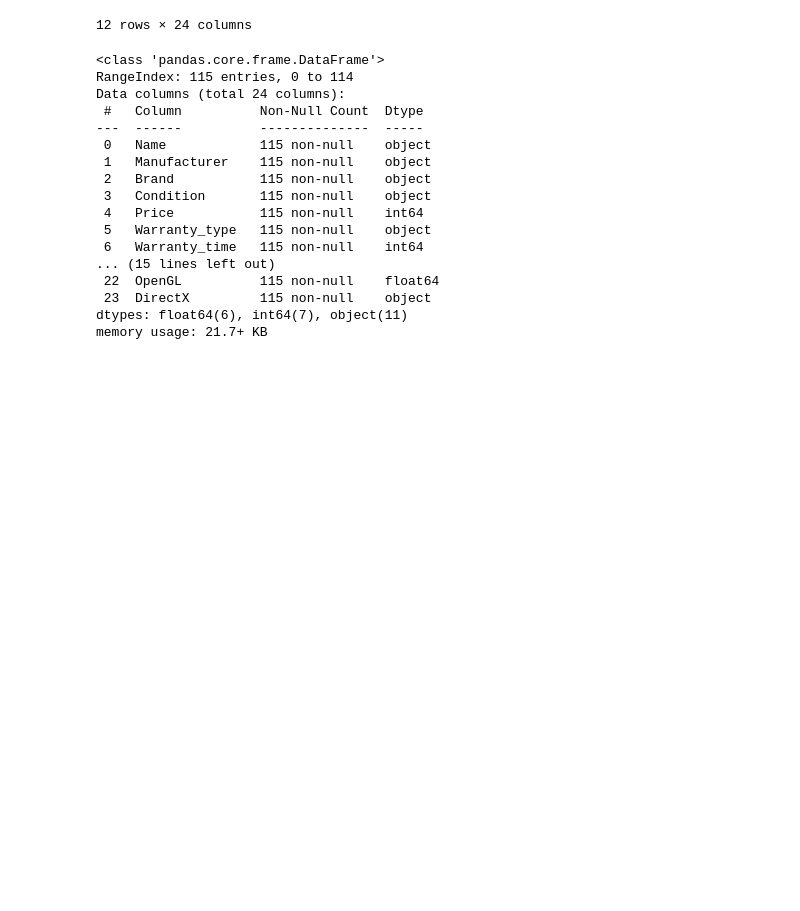
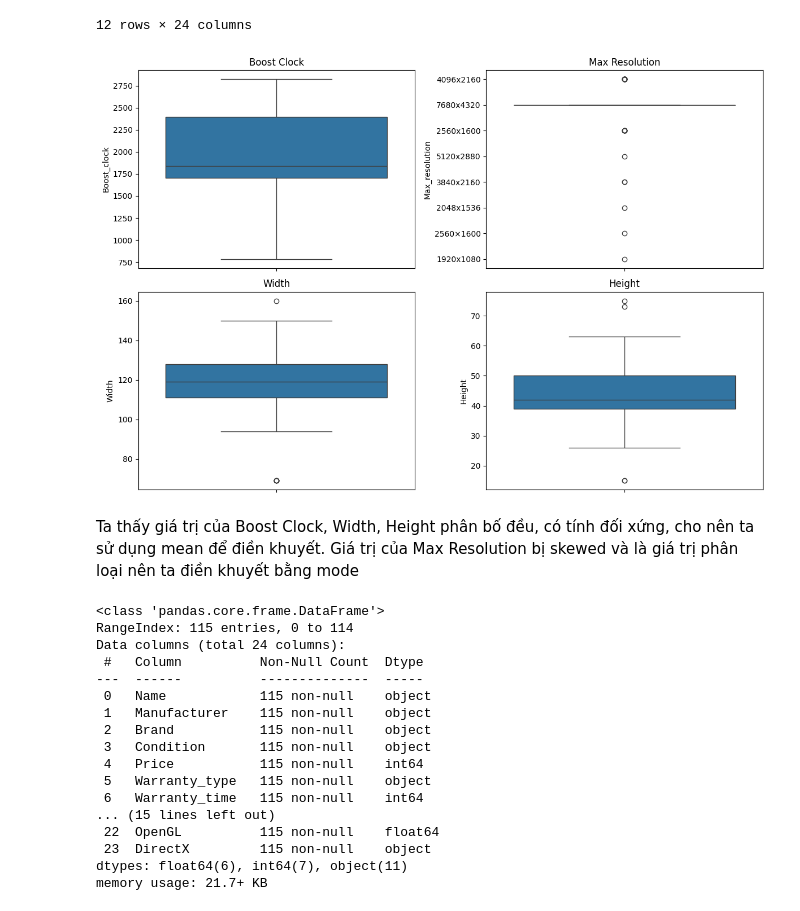
Before and after one commit to photonrays/Du_doan_gia_VGA, a Jupyter notebook: data_cleaning.ipynb, the cells around one changed output. Drawn from its saved outputs; the diff is of its cells as text; code cells hidden in the pictures; blank space fills up the shorter version.

```diff
--- a/data_cleaning.ipynb
+++ b/data_cleaning.ipynb
@@ -70,6 +70,37 @@ missing_values
 | 95 | GIGABYTE GT 1030 OC | GIGABYTE | NVIDIA | Mới | 2350000 | Bảo hành hãng | 36 | Pascal | ... |
 | 101 | MSI GTX 1050 Ti 4GT OCV1 NVIDIA G... | MSI | NVIDIA | Mới | 4659000 | Bảo hành hãng | 36 | Pascal | ... |
 12 rows × 24 columns
+# %%
+import matplotlib.pyplot as plt
+import seaborn as sns
+
+fig, axes = plt.subplots(nrows=2, ncols=2, figsize=(12, 8))
+
+# Plot boxplot for 'Boost_clock' in the first subplot
+sns.boxplot(df['Boost_clock'], ax=axes[0, 0])
+axes[0, 0].set_title('Boost Clock')
+
+# Plot boxplot for 'Max_resolution' in the second subplot
+sns.boxplot(df['Max_resolution'], ax=axes[0, 1])
+axes[0, 1].set_title('Max Resolution')
+
+# Plot boxplot for 'Width' in the third subplot
+sns.boxplot(df['Width'], ax=axes[1, 0])
+axes[1, 0].set_title('Width')
+
+# Plot boxplot for 'Height' in the fourth subplot
+sns.boxplot(df['Height'], ax=axes[1, 1])
+axes[1, 1].set_title('Height')
+
+# Adjust layout to prevent overlapping
+plt.tight_layout()
+
+# Show the plot
+plt.show()
+# %% [output]
+[figure, added]
+# %% [markdown]
+Ta thấy giá trị của Boost Clock, Width, Height phân bố đều, có tính đối xứng, cho nên ta sử dụng mean để điền khuyết. Giá trị của Max Resolution bị skewed và là giá trị phân loại nên ta điền khuyết bằng mode
 # %%
 width_mean = df["Width"].astype("float").mean()
 df["Width"].replace(np.nan, width_mean, inplace=True)
```
Also changed, not shown: 2 other files.
